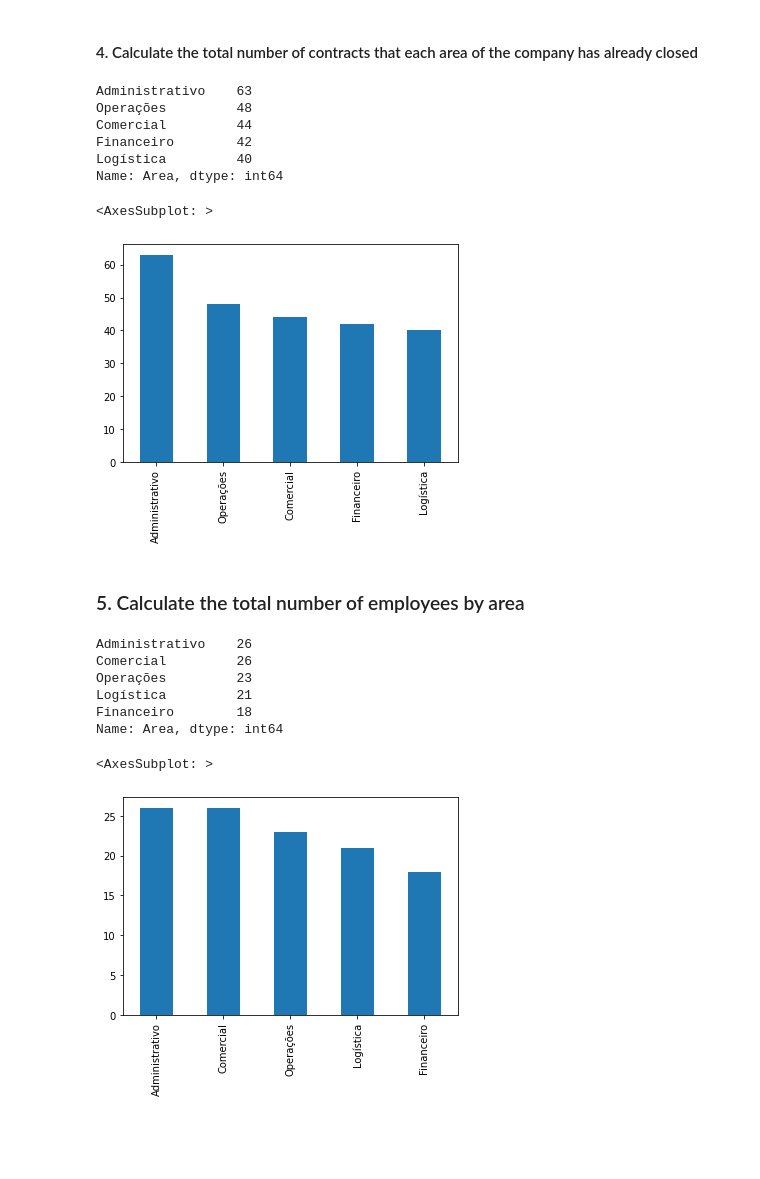
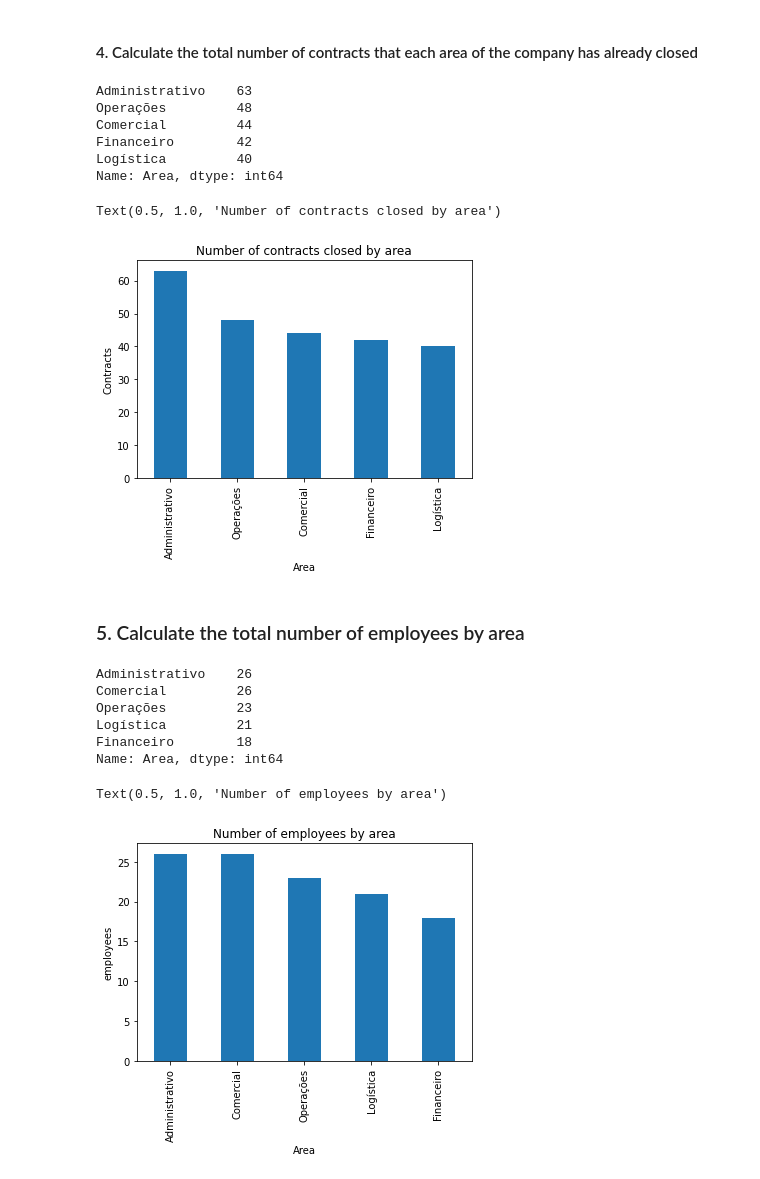
Before and after one commit to Isabmma/data_analytics_project, a Jupyter notebook: data_analysis.ipynb, the cells around one changed output. Saved outputs shown, nothing was run; the diff lists cells and outputs as text; code cells hidden in the pictures; blank space fills up the shorter version.

```diff
--- a/data_analysis.ipynb
+++ b/data_analysis.ipynb
@@ -107,25 +107,31 @@ print(f'{percent_employees_sellers:.2%} of employees have already signed a contr
 # %% [markdown]
 #### 4. Calculate the total number of contracts that each area of the company has already closed
 # %%
+import matplotlib.pyplot as plt
+
 employees_areas = employee_registration[['ID Funcionário', 'Area']]
 filtered_service_database = services_database[['ID Funcionário', 'Codigo do Servico']]
 
 merge_areas_services = filtered_service_database.merge(employees_areas, on = 'ID Funcionário')
 
 areas_sales_count = merge_areas_services['Area'].value_counts()
 
 print(areas_sales_count)
 
 areas_sales_count.plot(kind = 'bar')
+
+plt.xlabel('Area')
+plt.ylabel('Contracts')
+plt.title('Number of contracts closed by area')
 # %% [output]
 Administrativo    63
 Operações         48
 Comercial         44
 Financeiro        42
 Logística         40
 Name: Area, dtype: int64
-<AxesSubplot: >
+Text(0.5, 1.0, 'Number of contracts closed by area')
-[figure, old version]
+[figure, new version]
 # %% [markdown]
 ### 5. Calculate the total number of employees by area
 # %%
@@ -134,6 +140,10 @@ areas_employees_count = employee_registration['Area'].value_counts()
 print(areas_employees_count)
 
 areas_employees_count.plot(kind = 'bar')
+
+plt.xlabel('Area')
+plt.ylabel('employees')
+plt.title('Number of employees by area')
 # %% [output]
 Administrativo    26
 Comercial         26
@@ -141,5 +151,5 @@ Operações         23
 Logística         21
 Financeiro        18
 Name: Area, dtype: int64
-<AxesSubplot: >
+Text(0.5, 1.0, 'Number of employees by area')
-[figure, old version]
+[figure, new version]
```
Also changed, not shown: parts of 2 cells of this notebook, 1 other file.
